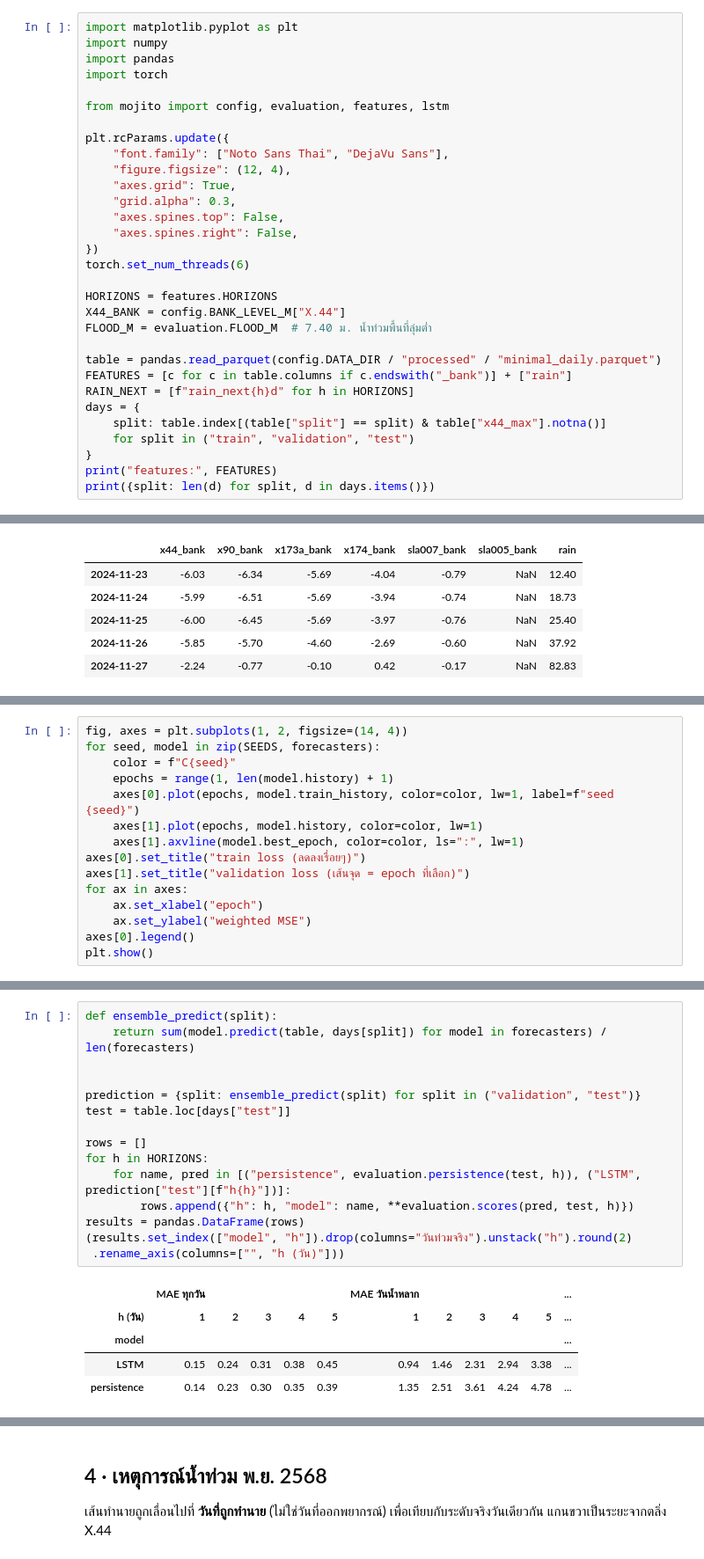
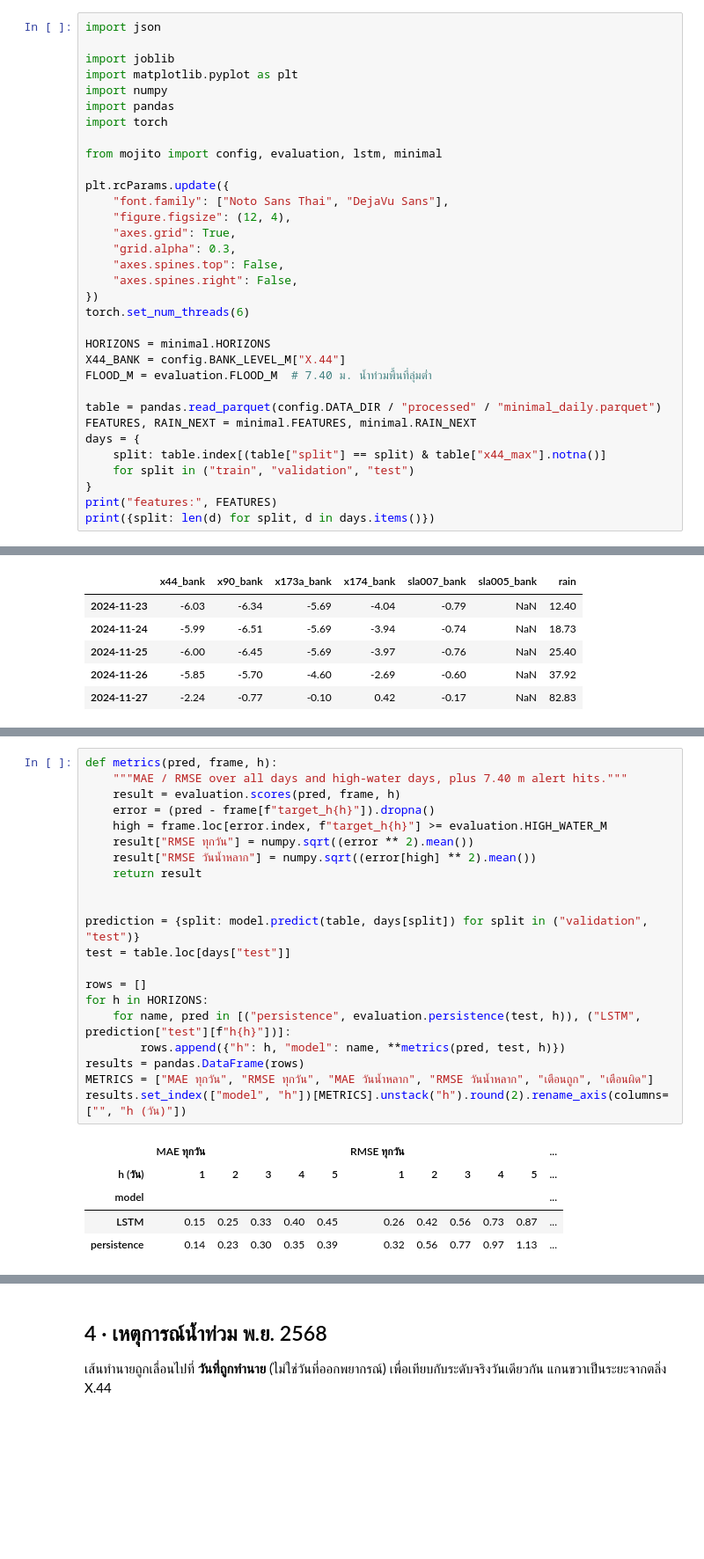
Before and after one commit to Jackyzaz/mojito, a Jupyter notebook: notebook/03_lstm.ipynb, the cells around one changed output, grey strips where cells are left out. Shown at 88% size. Saved outputs shown, nothing was run; the diff lists cells and outputs as text; blank space fills up the shorter version.

```diff
--- a/notebook/03_lstm.ipynb
+++ b/notebook/03_lstm.ipynb
@@ -16,12 +16,15 @@
 
 โค้ดโมเดลอยู่ใน `mojito/lstm.py`
 # %%
+import json
+
+import joblib
 import matplotlib.pyplot as plt
 import numpy
 import pandas
 import torch
 
-from mojito import config, evaluation, features, lstm
+from mojito import config, evaluation, lstm, minimal
 
 plt.rcParams.update({
     "font.family": ["Noto Sans Thai", "DejaVu Sans"],
@@ -33,13 +36,12 @@ plt.rcParams.update({
 })
 torch.set_num_threads(6)
 
-HORIZONS = features.HORIZONS
+HORIZONS = minimal.HORIZONS
 X44_BANK = config.BANK_LEVEL_M["X.44"]
 FLOOD_M = evaluation.FLOOD_M  # 7.40 ม. น้ำท่วมพื้นที่ลุ่มต่ำ
 
 table = pandas.read_parquet(config.DATA_DIR / "processed" / "minimal_daily.parquet")
-FEATURES = [c for c in table.columns if c.endswith("_bank")] + ["rain"]
-RAIN_NEXT = [f"rain_next{h}d" for h in HORIZONS]
+FEATURES, RAIN_NEXT = minimal.FEATURES, minimal.RAIN_NEXT
 days = {
     split: table.index[(table["split"] == split) & table["x44_max"].notna()]
     for split in ("train", "validation", "test")
@@ -98,15 +92,0 @@ seed 4: หยุดที่ epoch 35, ใช้ weight epoch 20
-# %%
-fig, axes = plt.subplots(1, 2, figsize=(14, 4))
-for seed, model in zip(SEEDS, forecasters):
-    color = f"C{seed}"
-    epochs = range(1, len(model.history) + 1)
-    axes[0].plot(epochs, model.train_history, color=color, lw=1, label=f"seed {seed}")
-    axes[1].plot(epochs, model.history, color=color, lw=1)
-    axes[1].axvline(model.best_epoch, color=color, ls=":", lw=1)
-axes[0].set_title("train loss (ลดลงเรื่อยๆ)")
-axes[1].set_title("validation loss (เส้นจุด = epoch ที่เลือก)")
-for ax in axes:
-    ax.set_xlabel("epoch")
-    ax.set_ylabel("weighted MSE")
-axes[0].legend()
-plt.show()
@@ -123,22 +123,28 @@ early stopping จึงหยุดและเก็บ weight ช่วงท
 - **เตือนถูก / เตือนผิด:** ทำนาย ≥ 7.40 ม. (ท่วมพื้นที่ลุ่มต่ำ) ตรงกับวันที่ท่วมจริงกี่วัน
 # %%
-def ensemble_predict(split):
-    return sum(model.predict(table, days[split]) for model in forecasters) / len(forecasters)
+def metrics(pred, frame, h):
+    """MAE / RMSE over all days and high-water days, plus 7.40 m alert hits."""
+    result = evaluation.scores(pred, frame, h)
+    error = (pred - frame[f"target_h{h}"]).dropna()
+    high = frame.loc[error.index, f"target_h{h}"] >= evaluation.HIGH_WATER_M
+    result["RMSE ทุกวัน"] = numpy.sqrt((error ** 2).mean())
+    result["RMSE วันน้ำหลาก"] = numpy.sqrt((error[high] ** 2).mean())
+    return result
 
 
-prediction = {split: ensemble_predict(split) for split in ("validation", "test")}
+prediction = {split: model.predict(table, days[split]) for split in ("validation", "test")}
 test = table.loc[days["test"]]
 
 rows = []
 for h in HORIZONS:
     for name, pred in [("persistence", evaluation.persistence(test, h)), ("LSTM", prediction["test"][f"h{h}"])]:
-        rows.append({"h": h, "model": name, **evaluation.scores(pred, test, h)})
+        rows.append({"h": h, "model": name, **metrics(pred, test, h)})
 results = pandas.DataFrame(rows)
-(results.set_index(["model", "h"]).drop(columns="วันท่วมจริง").unstack("h").round(2)
- .rename_axis(columns=["", "h (วัน)"]))
+METRICS = ["MAE ทุกวัน", "RMSE ทุกวัน", "MAE วันน้ำหลาก", "RMSE วันน้ำหลาก", "เตือนถูก", "เตือนผิด"]
+results.set_index(["model", "h"])[METRICS].unstack("h").round(2).rename_axis(columns=["", "h (วัน)"])
 # %% [output]
-|  | MAE ทุกวัน |  |  |  |  | MAE วันน้ำหลาก |  |  |  |  | ... |
+|  | MAE ทุกวัน |  |  |  |  | RMSE ทุกวัน |  |  |  |  | ... |
 | h (วัน) | 1 | 2 | 3 | 4 | 5 | 1 | 2 | 3 | 4 | 5 | ... |
 | model |  |  |  |  |  |  |  |  |  |  | ... |
-| LSTM | 0.15 | 0.24 | 0.31 | 0.38 | 0.45 | 0.94 | 1.46 | 2.31 | 2.94 | 3.38 | ... |
-| persistence | 0.14 | 0.23 | 0.30 | 0.35 | 0.39 | 1.35 | 2.51 | 3.61 | 4.24 | 4.78 | ... |
+| LSTM | 0.15 | 0.25 | 0.33 | 0.40 | 0.45 | 0.26 | 0.42 | 0.56 | 0.73 | 0.87 | ... |
+| persistence | 0.14 | 0.23 | 0.30 | 0.35 | 0.39 | 0.32 | 0.56 | 0.77 | 0.97 | 1.13 | ... |
```
Also changed, not shown: parts of 15 cells of this notebook, 8 other files.
